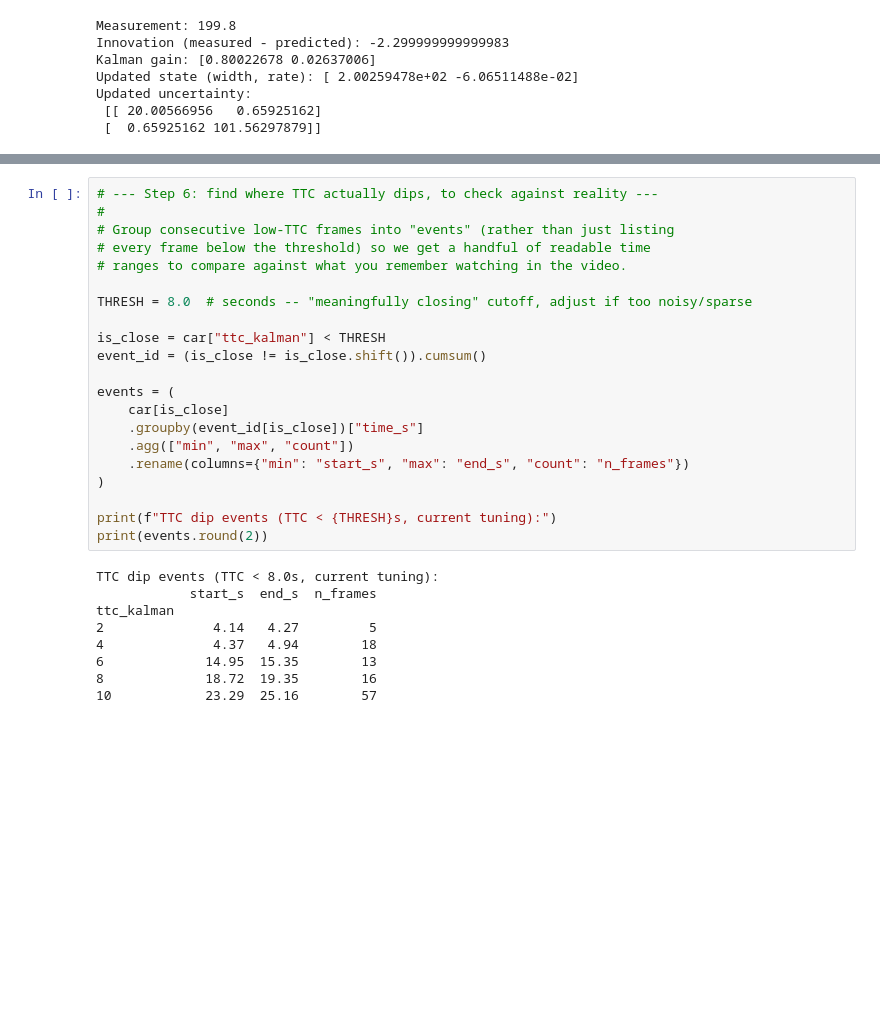
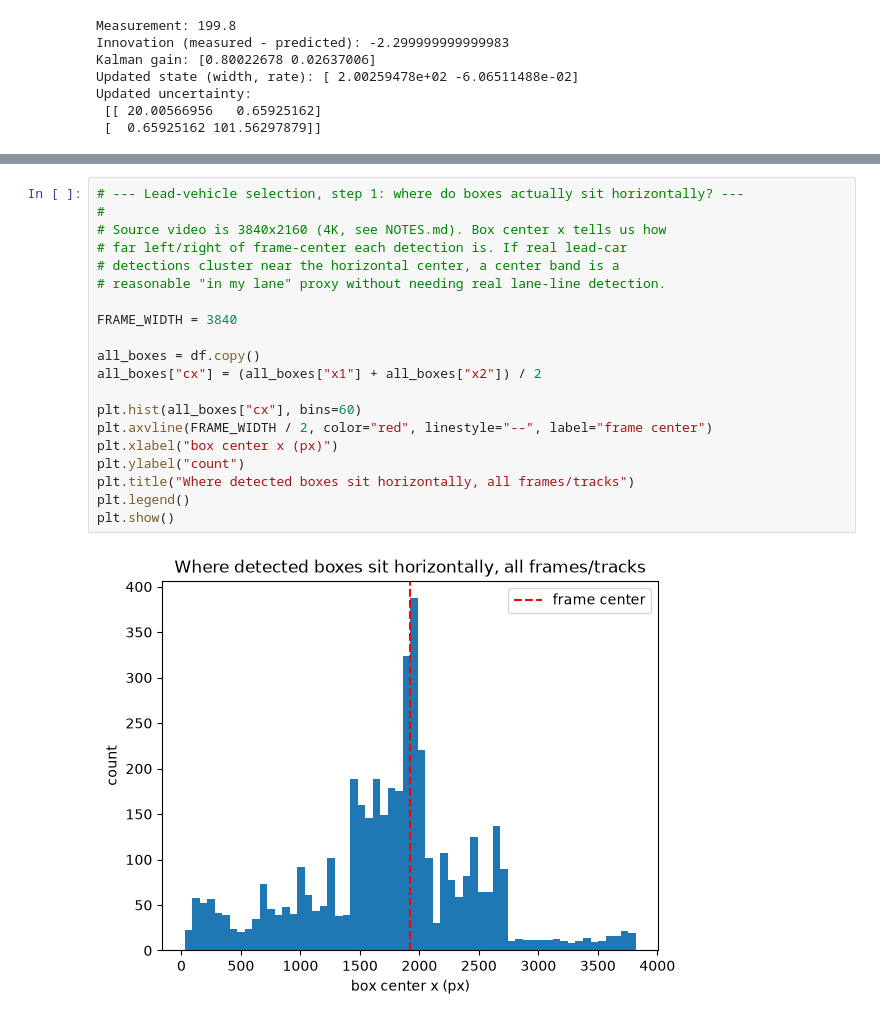
Before and after one commit to QuentinVerhoeven/driving, a Jupyter notebook: explore.ipynb, the cells around one changed output, grey strips where cells are left out. Saved outputs shown, nothing was run; the diff lists cells and outputs as text; blank space fills up the shorter version.

```diff
--- a/explore.ipynb
+++ b/explore.ipynb
@@ -337,30 +334,22 @@ tighter: sign flips=10, non-nan TTC frac=0.611
-# %%
-# --- Step 6: find where TTC actually dips, to check against reality ---
-#
-# Group consecutive low-TTC frames into "events" (rather than just listing
-# every frame below the threshold) so we get a handful of readable time
-# ranges to compare against what you remember watching in the video.
-
-THRESH = 8.0  # seconds -- "meaningfully closing" cutoff, adjust if too noisy/sparse
-
-is_close = car["ttc_kalman"] < THRESH
-event_id = (is_close != is_close.shift()).cumsum()
-
-events = (
-    car[is_close]
-    .groupby(event_id[is_close])["time_s"]
-    .agg(["min", "max", "count"])
-    .rename(columns={"min": "start_s", "max": "end_s", "count": "n_frames"})
-)
-
-print(f"TTC dip events (TTC < {THRESH}s, current tuning):")
-print(events.round(2))
-# %% [output]
-TTC dip events (TTC < 8.0s, current tuning):
-            start_s  end_s  n_frames
-ttc_kalman
-2              4.14   4.27         5
-4              4.37   4.94        18
-6             14.95  15.35        13
-8             18.72  19.35        16
-10            23.29  25.16        57
+# %%
+# --- Lead-vehicle selection, step 1: where do boxes actually sit horizontally? ---
+#
+# Source video is 3840x2160 (4K, see NOTES.md). Box center x tells us how
+# far left/right of frame-center each detection is. If real lead-car
+# detections cluster near the horizontal center, a center band is a
+# reasonable "in my lane" proxy without needing real lane-line detection.
+
+FRAME_WIDTH = 3840
+
+all_boxes = df.copy()
+all_boxes["cx"] = (all_boxes["x1"] + all_boxes["x2"]) / 2
+
+plt.hist(all_boxes["cx"], bins=60)
+plt.axvline(FRAME_WIDTH / 2, color="red", linestyle="--", label="frame center")
+plt.xlabel("box center x (px)")
+plt.ylabel("count")
+plt.title("Where detected boxes sit horizontally, all frames/tracks")
+plt.legend()
+plt.show()
+# %% [output]
+[figure, added]
```
Also changed, not shown: parts of 11 cells of this notebook, 3 other files.
